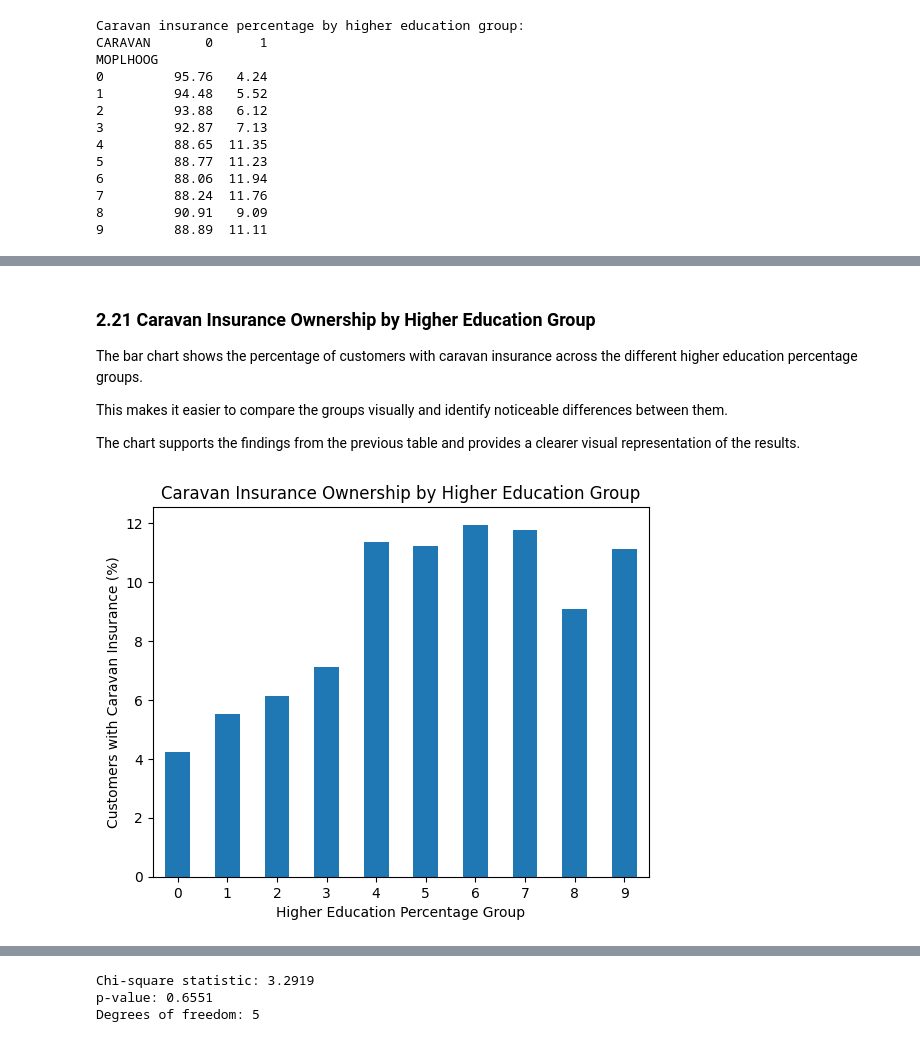
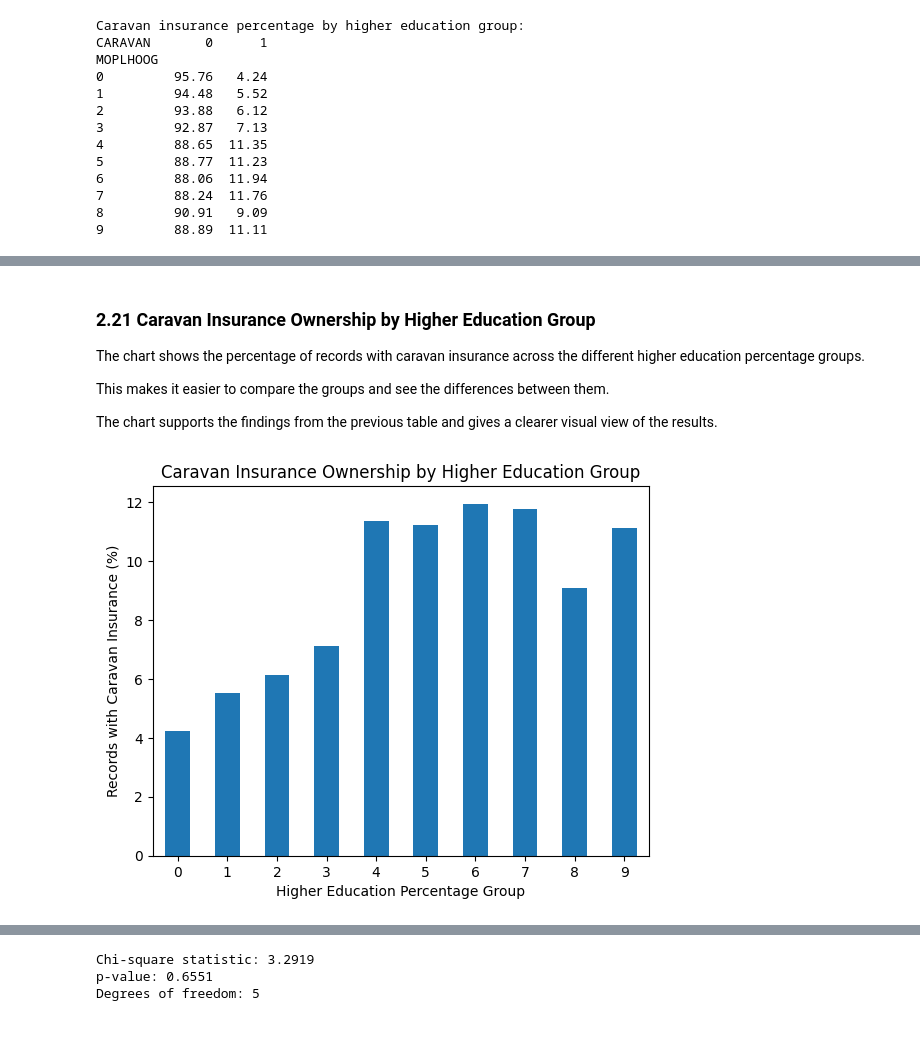
Before and after one commit to yetundeokunlade-commits/insurance-customer-analysis-2, a Jupyter notebook: jupyter_notebooks/Notebook_Template.ipynb, the cells around one changed output, grey strips where cells are left out. Drawn from its saved outputs; the diff is of its cells as text; code cells hidden in the pictures.

```diff
--- a/jupyter_notebooks/Notebook_Template.ipynb
+++ b/jupyter_notebooks/Notebook_Template.ipynb
@@ -1416,27 +1450,27 @@ A statistical test will be used later to check whether there is evidence of an a
 # %% [markdown]
 ### 2.21 Caravan Insurance Ownership by Higher Education Group
 
-The bar chart shows the percentage of customers with caravan insurance across the different higher education percentage groups.
+The chart shows the percentage of records with caravan insurance across the different higher education percentage groups.
 
-This makes it easier to compare the groups visually and identify noticeable differences between them.
+This makes it easier to compare the groups and see the differences between them.
 
-The chart supports the findings from the previous table and provides a clearer visual representation of the results.
+The chart supports the findings from the previous table and gives a clearer visual view of the results.
 # %%
-# Plot the percentage of customers with caravan insurance for each higher education group.
+# Plot the percentage of records with caravan insurance for each higher education group.
 education_caravan_percentage[1].plot(kind="bar")
 
 # Add clear labels and a title to the chart.
 plt.xlabel("Higher Education Percentage Group")
-plt.ylabel("Customers with Caravan Insurance (%)")
+plt.ylabel("Records with Caravan Insurance (%)")
 plt.title("Caravan Insurance Ownership by Higher Education Group")
 
 # Keep the group labels horizontal for readability.
 plt.xticks(rotation=0)
 
 # Display the bar chart.
 plt.show()
 # %% [output]
-[figure, old version]
+[figure, new version]
 # %% [markdown]
 ### Interpretation
 
```
Also changed, not shown: parts of 114 cells of this notebook, 1 other file.
